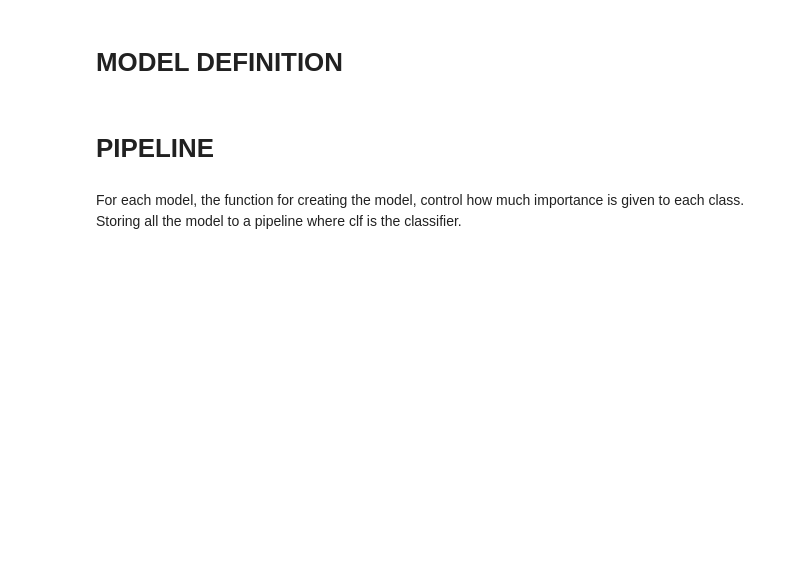
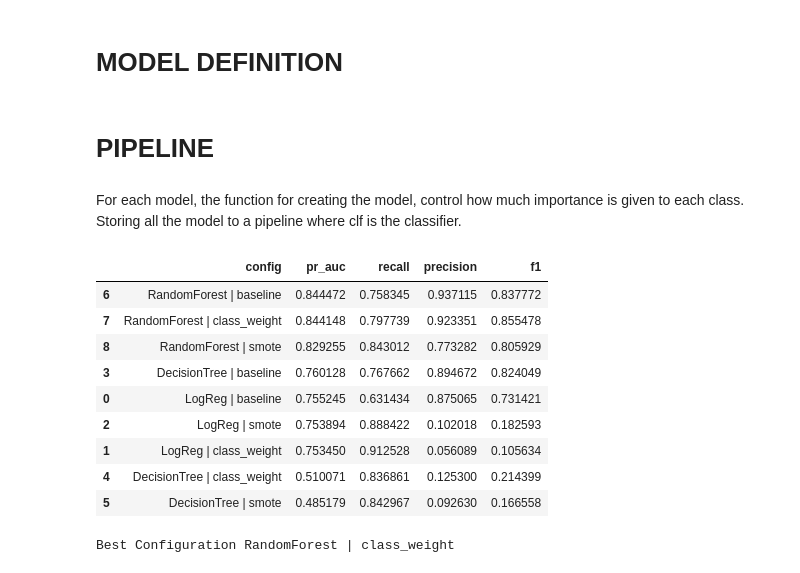
Before and after one commit to CodeWithNafisat/OIBSIP, a Jupyter notebook: DataAnalytics-L2-FraudDetection/FraudDetection.ipynb, the cells around one changed output. Cells and saved outputs as stored; diff of their text form; code cells hidden in the pictures; blank space fills up the shorter version.

```diff
--- a/DataAnalytics-L2-FraudDetection/FraudDetection.ipynb
+++ b/DataAnalytics-L2-FraudDetection/FraudDetection.ipynb
@@ -247,6 +247,3 @@ scaler = StandardScaler()
-# %%
-X_train[["Amount", "Time"]] = scaler.fit_transform(X_train[["Amount", "Time"]])
-X_test[["Amount", "Time"]] = scaler.transform(X_test[["Amount", "Time"]])
 # %%
 print(y_train.value_counts(normalize=True) * 100)
 print(y_test.value_counts(normalize=True) * 100)
@@ -259,6 +256,11 @@ Class
 0    99.833173
 1     0.166827
 Name: proportion, dtype: float64
+# %%
+scale_cols = ["Amount", "Time"]
+
+preprocessor = ColumnTransformer(transformers = [("scaler", StandardScaler(), scale_cols)],
+    remainder = "passthrough")
 # %% [markdown]
 # MODEL DEFINITION
 # %%
@@ -277,15 +279,18 @@ pipelines = {}
 
 for model_name, create_model in models.items():
     # Baseline
-    pipelines[f"{model_name} | baseline"] = Pipeline([("clf", create_model())])
+    pipelines[f"{model_name} | baseline"] = ImbPipeline([
+        ("preprocessor", preprocessor),("clf", create_model())])
     # Class weight
-    pipelines[f"{model_name} | class_weight"] = Pipeline([("clf", create_model("balanced"))])
-    # Smote and undersampling
-    pipelines[f"{model_name} | smote"] = Pipeline([("smote", SMOTE(sampling_strategy = 0.1,
-                                                            k_neighbors = 3, random_state = 42)),
-
-                                        ("under", RandomUnderSampler(sampling_strategy = 0.5,
-                                            random_state = 42)), ("clf", create_model())])
+    pipelines[f"{model_name} | class_weight"] = ImbPipeline([
+        ("preprocessor", preprocessor), ("clf", create_model("balanced"))])
+    # SMOTE + undersampling
+    pipelines[f"{model_name} | smote"] = ImbPipeline([
+        ("preprocessor", preprocessor),
+        ("smote", SMOTE(sampling_strategy = 0.1, k_neighbors = 3, random_state = 42)),
+        ("under", RandomUnderSampler(sampling_strategy = 0.5, random_state = 42)),
+        ("clf", create_model())
+    ])
 # %% [markdown]
 For each model, the function for creating the model, control how much importance is given to each class. Storing all the model to a pipeline where clf is the classifier.
 # %%
@@ -308,4 +313,23 @@ for model_name, pipeline in pipelines.items():
         "f1": cv_results["test_f1"].mean()
     })
 results = pd.DataFrame(rows)
-results = results.sort_value ("pr_auc", ascending = False)
+# %%
+results = results.sort_values(["pr_auc", "recall"], ascending = [False, False])
+results
+# %% [output]
+|  | config | pr_auc | recall | precision | f1 |
+| 6 | RandomForest | baseline | 0.844472 | 0.758345 | 0.937115 | 0.837772 |
+| 7 | RandomForest | class_weight | 0.844148 | 0.797739 | 0.923351 | 0.855478 |
+| 8 | RandomForest | smote | 0.829255 | 0.843012 | 0.773282 | 0.805929 |
+| 3 | DecisionTree | baseline | 0.760128 | 0.767662 | 0.894672 | 0.824049 |
+| 0 | LogReg | baseline | 0.755245 | 0.631434 | 0.875065 | 0.731421 |
+| 2 | LogReg | smote | 0.753894 | 0.888422 | 0.102018 | 0.182593 |
+| 1 | LogReg | class_weight | 0.753450 | 0.912528 | 0.056089 | 0.105634 |
+| 4 | DecisionTree | class_weight | 0.510071 | 0.836861 | 0.125300 | 0.214399 |
+| 5 | DecisionTree | smote | 0.485179 | 0.842967 | 0.092630 | 0.166558 |
+# %%
+# Choosing the best configuration using the average precision score
+best_config  =  "RandomForest | class_weight"
+print(f"Best Configuration {best_config}")
+# %% [output]
+Best Configuration RandomForest | class_weight
```
Also changed, not shown: parts of 16 cells of this notebook.
